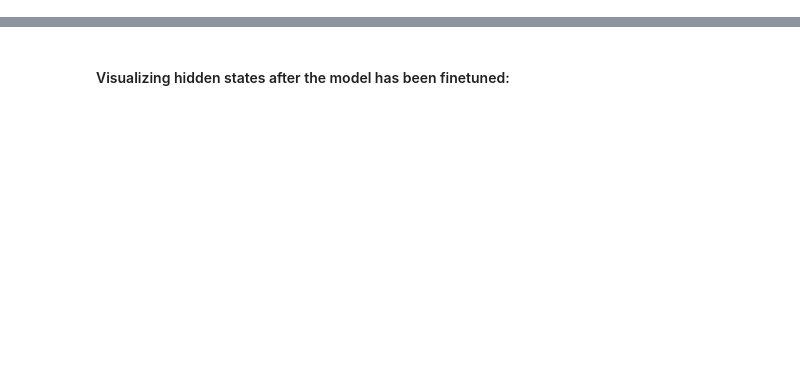
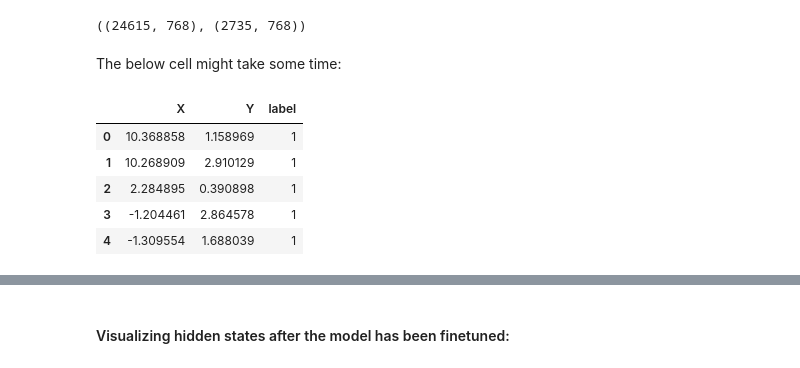
Before and after one commit to Anas-Badaoui/Detect-AI-Generated-Essays, a Jupyter notebook: train.ipynb, the cells around one changed output, grey strips where cells are left out. Saved outputs shown, nothing was run; the diff lists cells and outputs as text; code cells hidden in the pictures; blank space fills up the shorter version.

```diff
--- a/train.ipynb
+++ b/train.ipynb
@@ -296,0 +47,11 @@ plt.show()
+# %%
+from transformers import AutoTokenizer
+
+tokenizer = AutoTokenizer.from_pretrained("microsoft/deberta-v3-base")
+
+dataset.reset_format()
+
+def tokenize(batch):
+    return tokenizer(batch["text"], padding='max_length', truncation=True, max_length=768)
+
+dataset_encoded = dataset.map(tokenize, batched=True, batch_size=32)
@@ -296,0 +115,25 @@ plt.show()
+# %%
+import numpy as np
+
+X_train = np.array(dataset_hidden["train"]["hidden_state"])
+X_valid = np.array(dataset_hidden["test"]["hidden_state"])
+y_train = np.array(dataset_hidden["train"]["label"])
+y_valid = np.array(dataset_hidden["test"]["label"])
+
+X_train.shape, X_valid.shape
+# %% [output]
+((24615, 768), (2735, 768))
+# %% [markdown]
+The below cell might take some time:
+# %%
+from utils import generate_embeddings
+
+df_emb = generate_embeddings(X_train, y_train)
+df_emb.head()
+# %% [output]
+|  | X | Y | label |
+| 0 | 10.368858 | 1.158969 | 1 |
+| 1 | 10.268909 | 2.910129 | 1 |
+| 2 | 2.284895 | 0.390898 | 1 |
+| 3 | -1.204461 | 2.864578 | 1 |
+| 4 | -1.309554 | 1.688039 | 1 |
```
Also changed, not shown: parts of 63 cells of this notebook.
